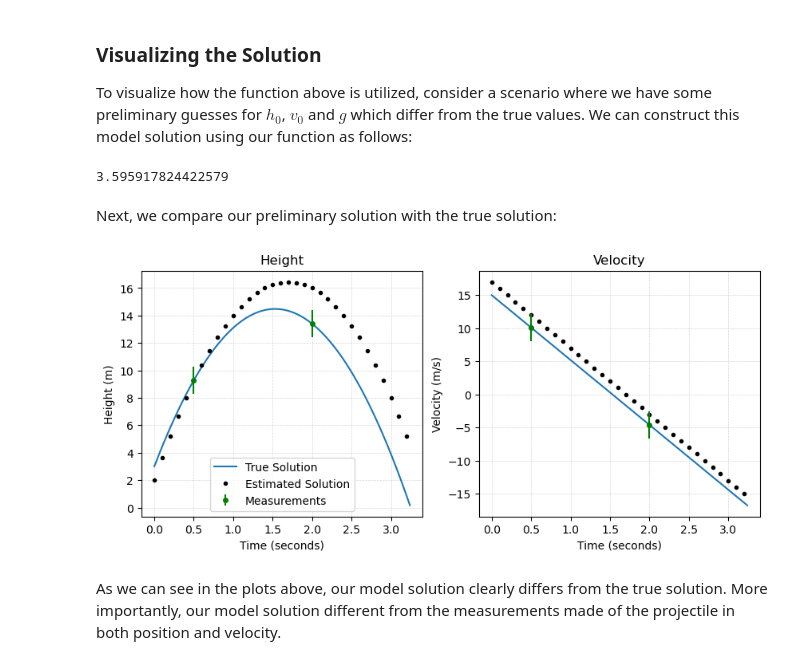
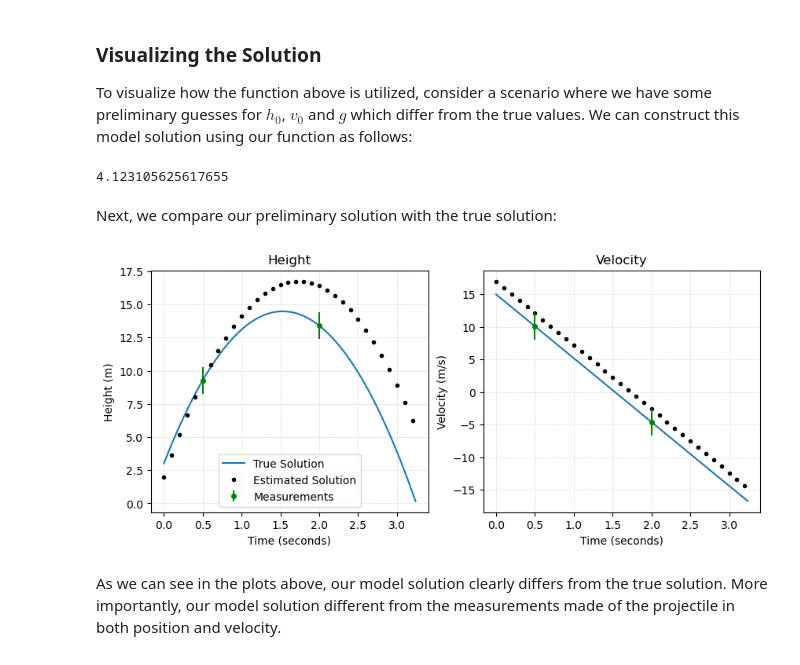
Before and after one commit to ProfMikeWood/ocean_modeling_book, a Jupyter notebook: _build/jupyter_execute/state_estimation/adjoint.ipynb, the cells around one changed output. Cells and saved outputs as stored; diff of their text form; code cells hidden in the pictures.

```diff
--- a/_build/jupyter_execute/state_estimation/adjoint.ipynb
+++ b/_build/jupyter_execute/state_estimation/adjoint.ipynb
@@ -48,7 +49,7 @@ $$
 
 We can define this measurement function as follows:
 # %%
-def H(t, v, x):
+def H(t, x):
     data = np.zeros((4,))
 
     # two times
@@ -56,18 +57,18 @@ def H(t, v, x):
     t_1 = np.argmin(np.abs(t-2))
 
     # two position measurements
-    data[0] = x[t_0]
-    data[1] = x[t_1]
+    data[0] = x[0,t_0]
+    data[1] = x[0,t_1]
 
     # two velocity measurements
-    data[2] = v[t_0]
-    data[3] = v[t_1]
+    data[2] = x[1,t_0]
+    data[3] = x[1,t_1]
 
     return(data)
 # %% [markdown]
 Then, the measurement data can then be computed with our function:
 # %%
-y_O = H(t, v_true, x_true)
+y_O = H(t, x_true)
 
 # uncertainties
 x_sigma = 1
@@ -131,32 +132,31 @@ where the first line is the position of the projectile and the second represents
 
 For the projectile, we can define the model $M$ in terms of the initial conditions $h_0$ and $v_0$ and the gravity parameter $g$ as follows:
 # %%
-def M(t, delta_t, h_0, v_0, g, y_O):
+def M(t, delta_t, x0, g, y_O):
     # compute the number of timesteps
     n_timesteps = np.size(t)
 
-    # make empty arrays to store the solution
-    x = np.zeros((n_timesteps,))
-    v = np.zeros((n_timesteps,))
+    # make an empty array to store the solution
+    x = np.zeros((2,n_timesteps))
 
     # start the solutions with the initial conditions
-    x[0] = h_0
-    v[0] = v_0
+    for i in range(len(x0)):
+        x[i,0] = x0[i]
 
     # loop through the entire time array
     for i in range(n_timesteps-1):
 
         # estimate the next velocity
-        v[i+1] = v[i] + g * delta_t
+        x[1,i+1] = x[1,i] + g * delta_t
 
         # estimate the next position
-        x[i+1] = x[i] + (v[i+1]+v[i])/2*delta_t
+        x[0,i+1] = x[0,i] + (x[1,i+1]+x[1,i])/2*delta_t
 
     # compute the cost function
-    y = H(t, v, x)
+    y = H(t, x)
     J = np.sqrt(np.sum((y-y_O)**2))
 
-    return(v, x, J)
+    return(x, J)
 # %% [markdown]
 ### Visualizing the Solution
 To visualize how the function above is utilized, consider a scenario where we have some preliminary guesses for $h_0$, $v_0$ and $g$ which differ from the true values. We can construct this model solution using our function as follows:
@@ -164,48 +164,48 @@ To visualize how the function above is utilized, consider a scenario where we ha
 # model parameters - first guess
 h_0 = 2
 v_0 = 17
-g = -10
+g = g_t
 
 # define a time for the model
 delta_t_model = 0.1
 t_model = np.arange(0,t_max,delta_t_model)
 
 # compute an estimated solution
-v_estimated, x_estimated, cost = M(t_model, delta_t_model, h_0, v_0, g, y_O)
+x_estimated, cost = M(t_model, delta_t_model, [h_0, v_0], g, y_O)
 
 # print cost
 print(cost)
 # %% [output]
-3.595917824422579
+4.123105625617655
 # %% [markdown]
 Next, we compare our preliminary solution with the true solution:
 # %%
 fig = plt.figure(figsize=(10,4))
 
 plt.subplot(1,2,1)
-plt.plot(t, x_true, label='True Solution')
-plt.plot(t_model, x_estimated, 'k.', label='Estimated Solution')
+plt.plot(t, x_true[0,:], label='True Solution')
+plt.plot(t_model, x_estimated[0,:], 'k.', label='Estimated Solution')
 plt.errorbar(0.5, y_O[0], yerr=x_sigma, fmt='.', color='green', label='Measurements', markersize=8)
 plt.errorbar(2, y_O[1], yerr=x_sigma, fmt='.', color='green', markersize=8)
 plt.title('Height')
 plt.legend()
 plt.grid(linestyle='--', linewidth=0.5, alpha=0.5)
 plt.xlabel('Time (seconds)')
 plt.ylabel('Height (m)')
 
 plt.subplot(1,2,2)
-plt.plot(t, v_true)
-plt.plot(t_model, v_estimated, 'k.', label='Estimated Solution')
+plt.plot(t, x_true[1,:])
+plt.plot(t_model, x_estimated[1,:], 'k.', label='Estimated Solution')
 plt.errorbar(0.5, y_O[2], yerr=v_sigma, fmt='.', color='green', markersize=8)
 plt.errorbar(2, y_O[3], yerr=v_sigma, fmt='.', color='green', markersize=8)
 plt.title('Velocity')
 plt.grid(linestyle='--', linewidth=0.5, alpha=0.5)
 plt.xlabel('Time (seconds)')
 plt.ylabel('Velocity (m/s)')
 
 plt.show()
 # %% [output]
-[figure, old version]
+[figure, new version]
 # %% [markdown]
 As we can see in the plots above, our model solution clearly differs from the true solution. More importantly, our model solution different from the measurements made of the projectile in both position and velocity.
 # %% [markdown]
```
Also changed, not shown: parts of 22 cells of this notebook, 39 other files.
